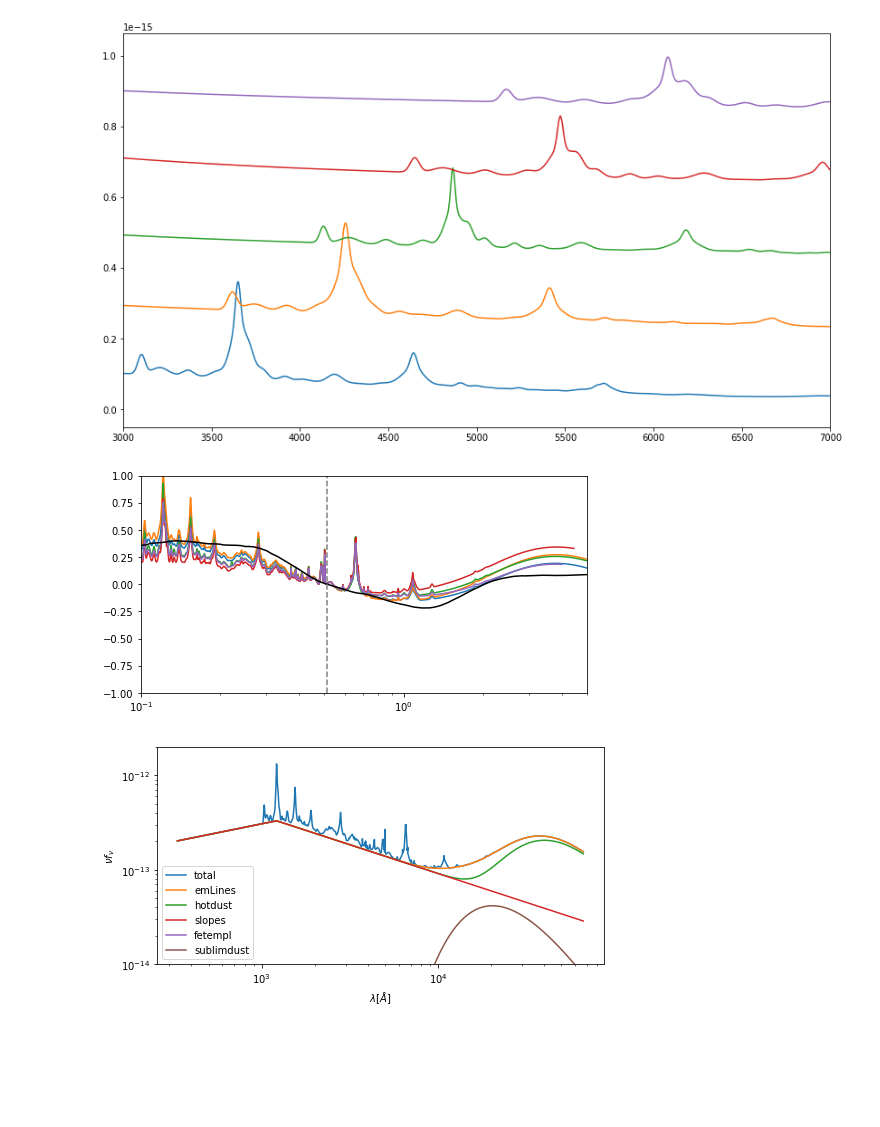
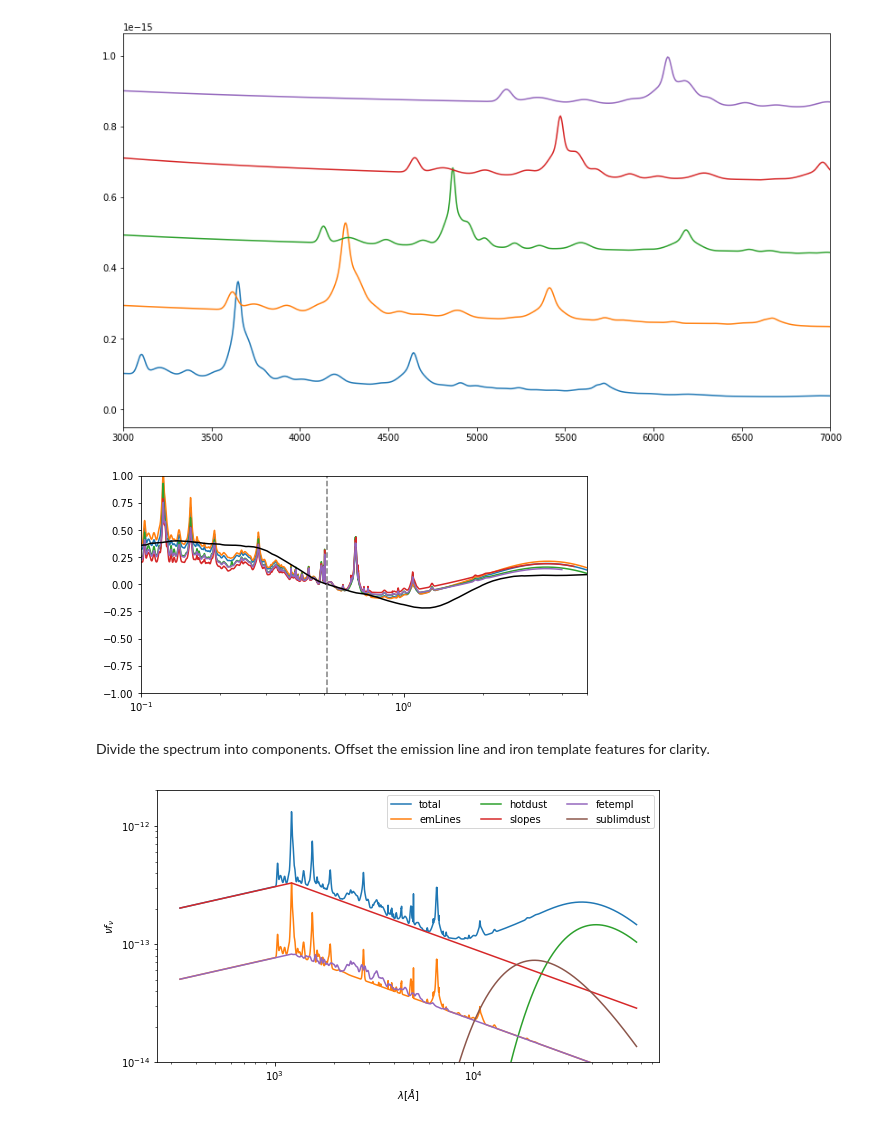
Before and after one commit to imcgreer/simqso, a Jupyter notebook: examples/SimpleSpecExample.ipynb, the cells around one changed output. Drawn from its saved outputs; the diff is of its cells as text; code cells hidden in the pictures; blank space fills up the shorter version.

Commit message:
fix problems with the components figure

```diff
--- a/examples/SimpleSpecExample.ipynb
+++ b/examples/SimpleSpecExample.ipynb
@@ -32,11 +32,11 @@ contVar = BrokenPowerLawContinuumVar([GaussianSampler(-1.5,0.3),
                                       GaussianSampler(-0.5,0.3)],
                                      [1215.])
 # %%
-# add two dust components as in Lyu+Rieke 2017
+# add two dust components as in Lyu+Rieke 2017, but reduce the hot dust flux by a factor of 2
 subDustVar = DustBlackbodyVar([ConstSampler(0.05),ConstSampler(1800.)],
                                name='sublimdust')
 subDustVar.set_associated_var(contVar)
-hotDustVar = DustBlackbodyVar([ConstSampler(0.2),ConstSampler(880.)],
+hotDustVar = DustBlackbodyVar([ConstSampler(0.1),ConstSampler(880.)],
                                name='hotdust')
 hotDustVar.set_associated_var(contVar)
 # %%
@@ -104,20 +102,25 @@ xlim(0.1,5)
 ylim(-1,1)
 xscale('log');
 # %% [output]
-[figure, old version]
+[figure, new version]
+# %% [markdown]
+Divide the spectrum into components. Offset the emission line and iron template features for clarity.
 # %%
 sp,comp = buildQsoSpectrum(wave,qsos.cosmo,qsos.getVars(SpectralFeatureVar),
                            qsos.data[0],save_components=True)
 z1 = sp.z + 1
-figure(figsize=(8,4))
+figure(figsize=(9,5))
 plot(sp.wave/z1,sp.wave*sp.f_lambda,label='total')
 for cname,cspec in comp.items():
-    plot(cspec.wave/z1,cspec.wave*cspec.f_lambda,label=cname)
-legend()
+    flam = cspec.f_lambda
+    if cname in ['emLines','fetempl']:
+        flam = 0.25*comp['slopes'].f_lambda*(1+flam)
+    plot(cspec.wave/z1,cspec.wave*flam,label=cname)
+legend(ncol=3)
 ylim(1e-14,2e-12)
 xscale('log')
 yscale('log')
 xlabel('$\lambda [\AA]$')
 ylabel(r'$\nu{f}_\nu$');
 # %% [output]
-[figure, old version]
+[figure, new version]
```
Also changed, not shown: parts of 3 cells of this notebook.
